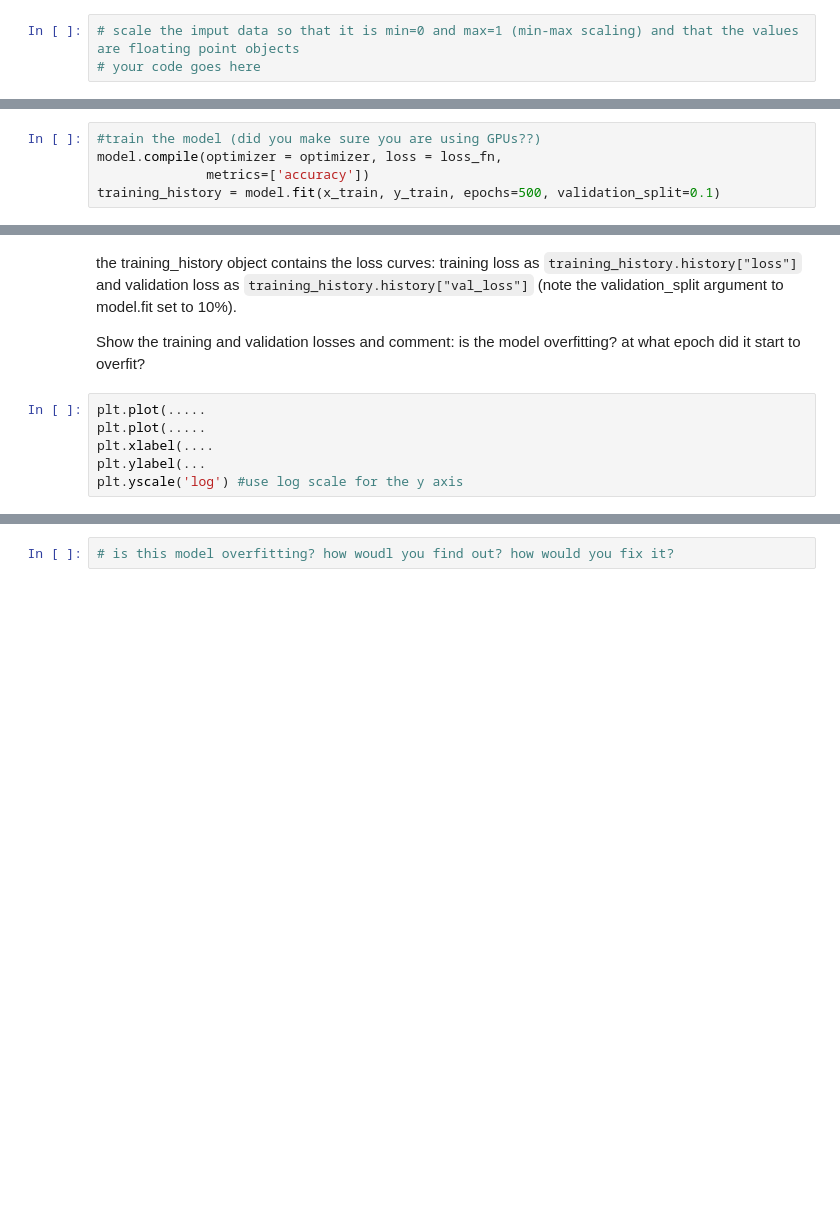
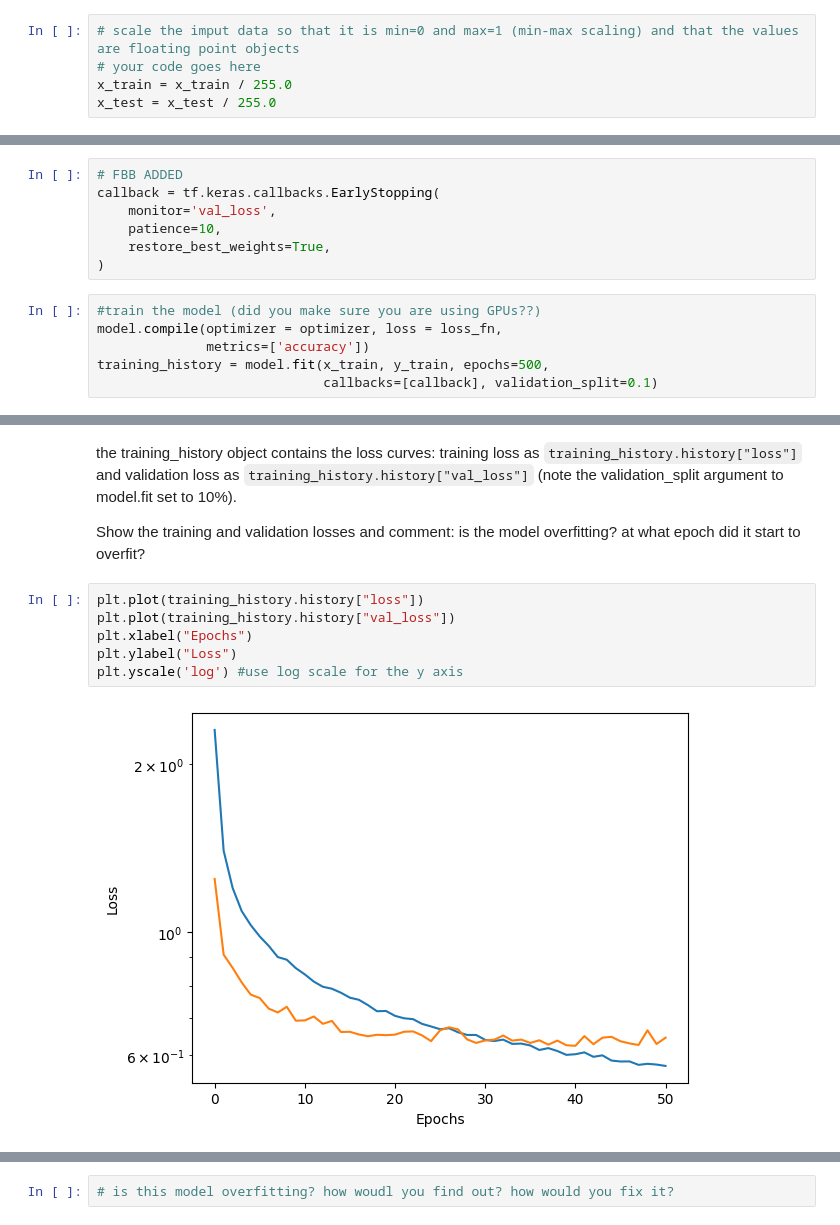
Before and after one commit to GraceJulius/FDSFE_GJulius, a Jupyter notebook: HW8/NN101_MNISTprediction.ipynb, the cells around one changed output, grey strips where cells are left out. Drawn from its saved outputs; the diff is of its cells as text; blank space fills up the shorter version.

```diff
--- a/HW8/NN101_MNISTprediction.ipynb
+++ b/HW8/NN101_MNISTprediction.ipynb
@@ -39,3 +49,5 @@ YOUR CODE GOES HERE
 # %%
 # scale the imput data so that it is min=0 and max=1 (min-max scaling) and that the values are floating point objects
 # your code goes here
+x_train = x_train / 255.0
+x_test = x_test / 255.0
@@ -100,8 +119,16 @@ tf.keras.utils.plot_model(model)
 
 loss_fn = tf.keras.losses.MeanSquaredError()
 optimizer = tf.keras.optimizers.Adam()
+# %%
+# FBB ADDED
+callback = tf.keras.callbacks.EarlyStopping(
+    monitor='val_loss',
+    patience=10,
+    restore_best_weights=True,
+)
 # %%
 #train the model (did you make sure you are using GPUs??)
 model.compile(optimizer = optimizer, loss = loss_fn,
               metrics=['accuracy'])
-training_history = model.fit(x_train, y_train, epochs=500, validation_split=0.1)
+training_history = model.fit(x_train, y_train, epochs=500,
+                             callbacks=[callback], validation_split=0.1)
@@ -110,8 +155,10 @@ the training_history object contains the loss curves: training loss as `training
 
 Show the training and validation losses and comment: is the model overfitting? at what epoch did it start to overfit?
 # %%
-plt.plot(.....
-plt.plot(.....
-plt.xlabel(....
-plt.ylabel(...
+plt.plot(training_history.history["loss"])
+plt.plot(training_history.history["val_loss"])
+plt.xlabel("Epochs")
+plt.ylabel("Loss")
 plt.yscale('log') #use log scale for the y axis
+# %% [output]
+[figure, added]
```
Also changed, not shown: parts of 38 cells of this notebook.
